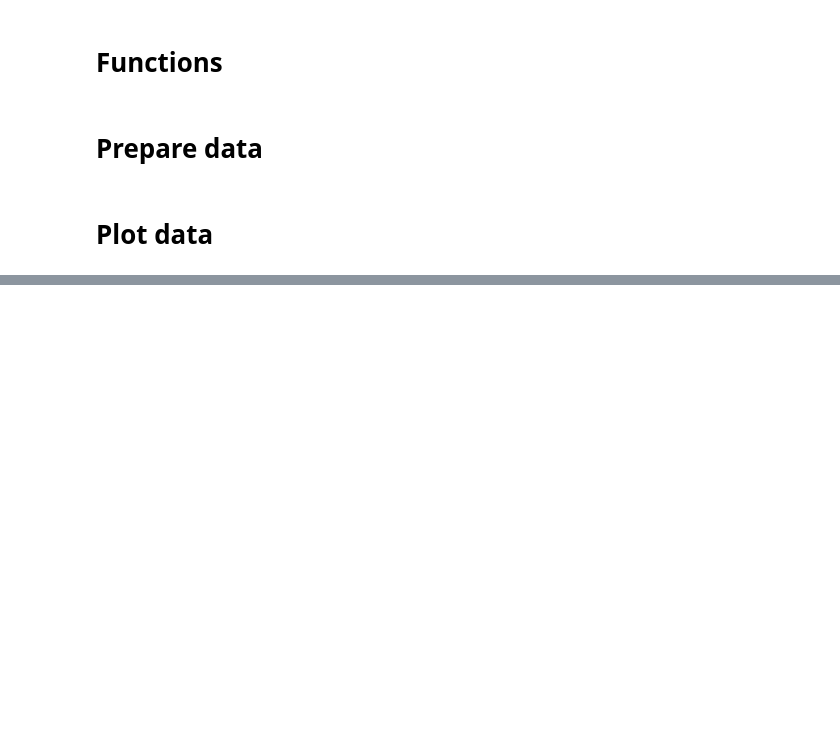
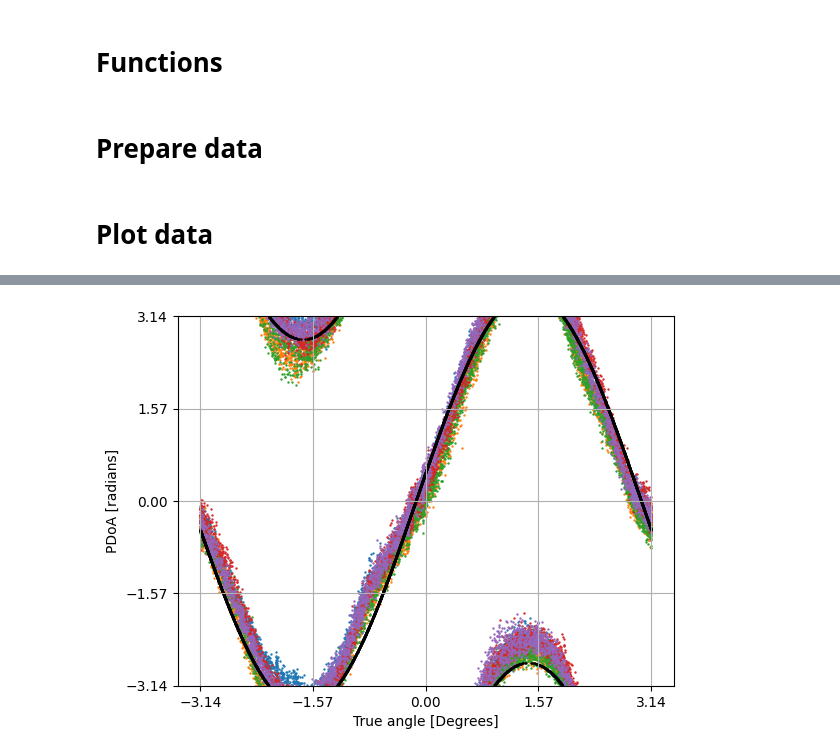
Before and after one commit to MarcusLariJ/UWB_Rasberry, a Jupyter notebook: Data/pdoa_model.ipynb, the cells around one changed output, grey strips where cells are left out. Drawn from its saved outputs; the diff is of its cells as text; code cells hidden in the pictures; blank space fills up the shorter version.

```diff
--- a/Data/pdoa_model.ipynb
+++ b/Data/pdoa_model.ipynb
@@ -128 +177,35 @@ plt.grid()
+# %%
+# Test piecewise function
+dummy_pdoa = np.linspace(-np.pi,np.pi,2000)
+
+pdoa2plot = np.empty([0])
+angle2plot = np.empty([0])
+
+for pdoa in dummy_pdoa:
+    temp = pdoa2ang_piece(pdoa)
+
+    angle2plot = np.append(angle2plot, temp)
+    pdoa2plot = np.append(pdoa2plot, np.ones_like(temp)*pdoa)
+
+
+# And then attempt to plot it:
+
+plt.figure()
+for i in range(log_num):
+    plt.scatter(np.array(rx_true_r[i])*(np.pi/180), pdoa_data[i], s=0.5)
+plt.scatter(angle2plot, pdoa2plot, s=0.5, color='black')
+plt.xlabel("True angle [Degrees]")
+plt.ylabel("PDoA [radians]")
+plt.xticks([-3.14, -3.14/2, 0, 3.14/2, 3.14])
+plt.yticks([-3.14, -3.14/2, 0, 3.14/2, 3.14])
+plt.ylim([-np.pi, np.pi])
+plt.grid()
+
+# Try to test the angle2multiamb function:
+#mang= gen_adv_amb(0.5)
+#pdoa = np.ones_like(mang)*0
+
+#plt.scatter(mang, pdoa, color='red')
+# %% [output]
+[figure, added]
 # %%
```
Also changed, not shown: parts of 6 cells of this notebook, 1 other file.
